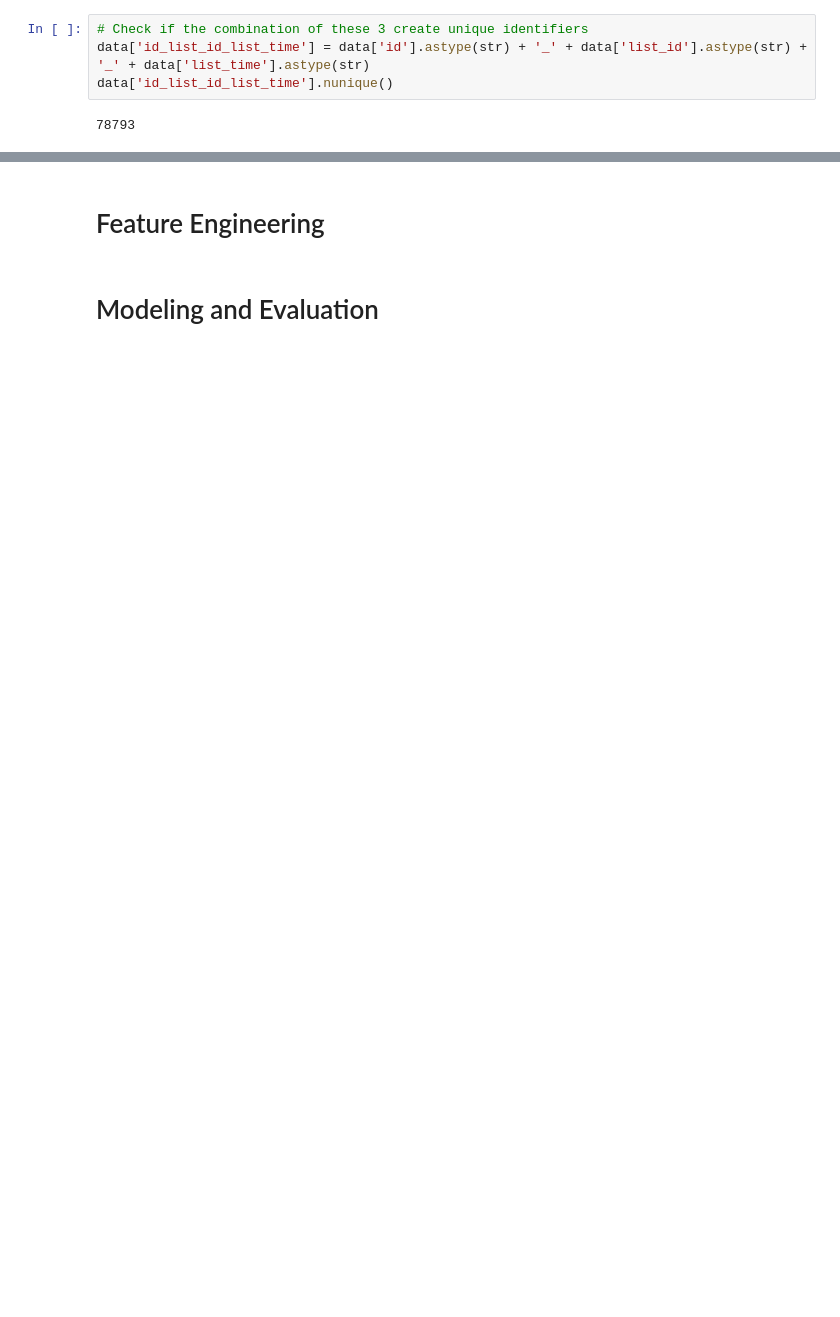
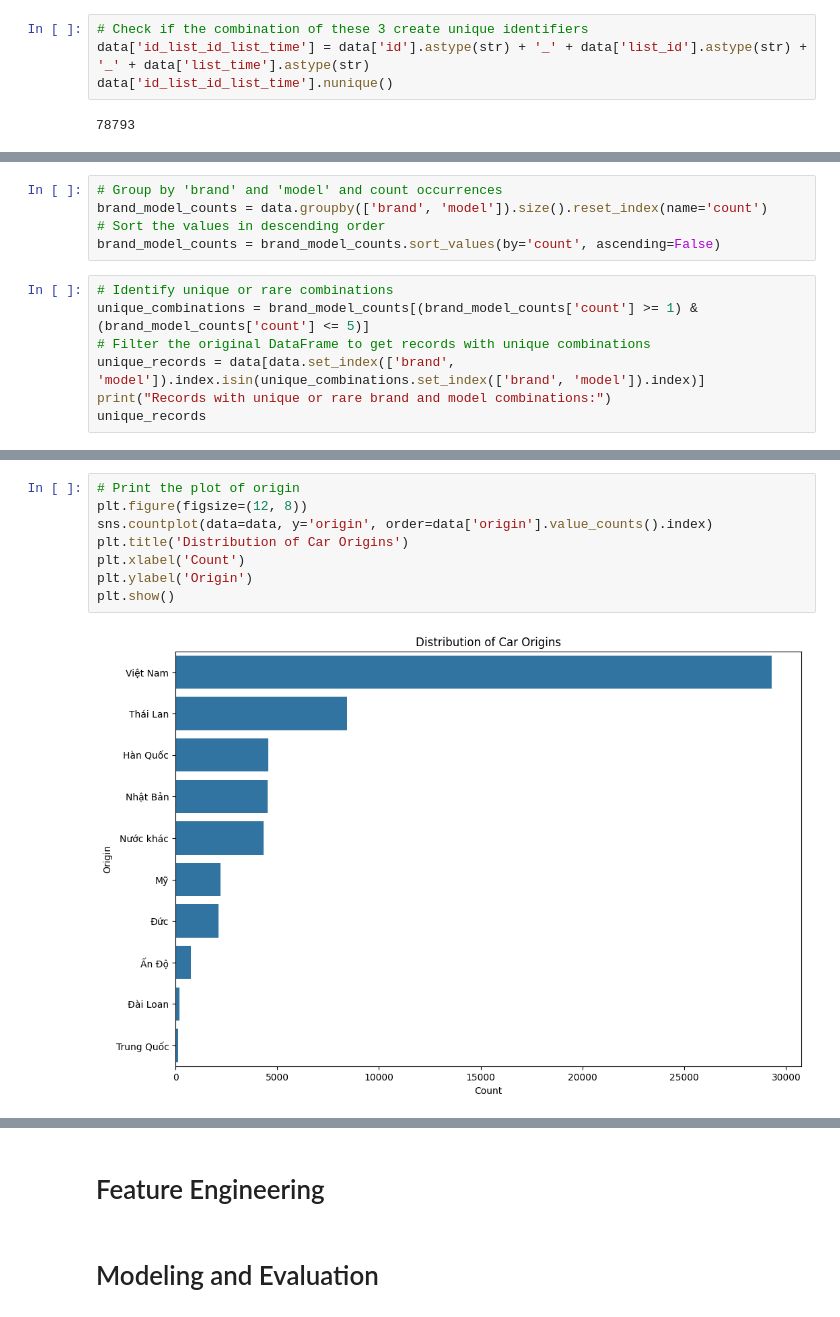
Before and after one commit to ngnquanq/car-price-prediction, a Jupyter notebook: demo.ipynb, the cells around one changed output, grey strips where cells are left out. Cells and saved outputs as stored; diff of their text form; blank space fills up the shorter version.

```diff
--- a/demo.ipynb
+++ b/demo.ipynb
@@ -194,0 +400,12 @@ dtype: int64
+# %%
+# Group by 'brand' and 'model' and count occurrences
+brand_model_counts = data.groupby(['brand', 'model']).size().reset_index(name='count')
+# Sort the values in descending order
+brand_model_counts = brand_model_counts.sort_values(by='count', ascending=False)
+# %%
+# Identify unique or rare combinations
+unique_combinations = brand_model_counts[(brand_model_counts['count'] >= 1) & (brand_model_counts['count'] <= 5)]
+# Filter the original DataFrame to get records with unique combinations
+unique_records = data[data.set_index(['brand', 'model']).index.isin(unique_combinations.set_index(['brand', 'model']).index)]
+print("Records with unique or rare brand and model combinations:")
+unique_records
@@ -194,0 +436,10 @@ dtype: int64
+# %%
+# Print the plot of origin
+plt.figure(figsize=(12, 8))
+sns.countplot(data=data, y='origin', order=data['origin'].value_counts().index)
+plt.title('Distribution of Car Origins')
+plt.xlabel('Count')
+plt.ylabel('Origin')
+plt.show()
+# %% [output]
+[figure, added]
```
Also changed, not shown: parts of 69 cells of this notebook, 2 other files.
